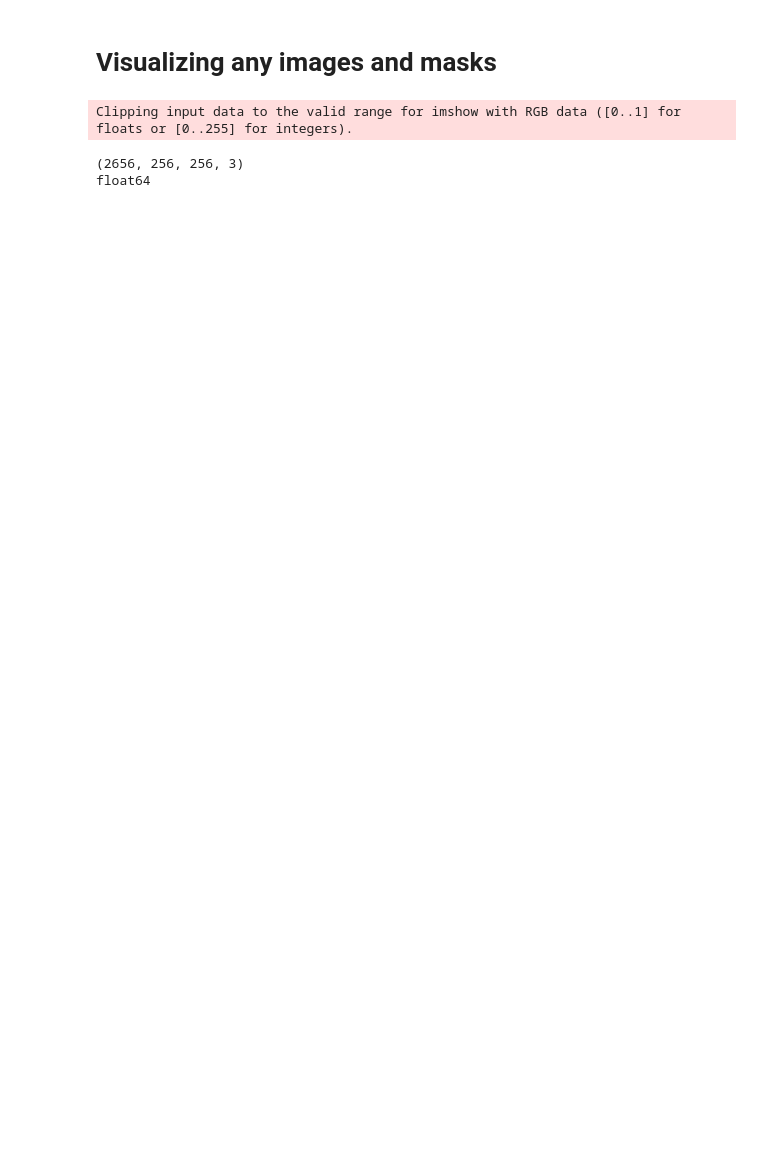
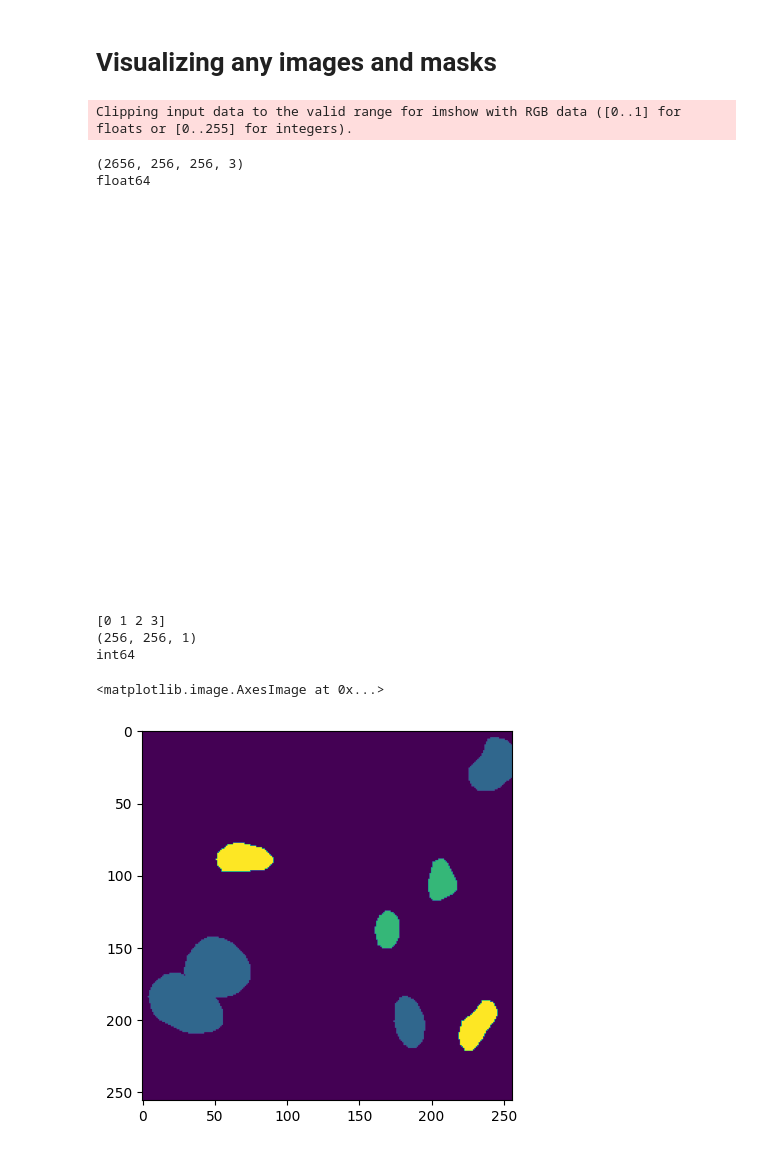
Before and after one commit to sohumgautam17/Cell_Att_UVixLSTM, a Jupyter notebook: prim_notebook.ipynb, the cells around one changed output. Drawn from its saved outputs; the diff is of its cells as text; code cells hidden in the pictures; blank space fills up the shorter version.

```diff
--- a/prim_notebook.ipynb
+++ b/prim_notebook.ipynb
@@ -179,0 +167,15 @@ file = os.listdir('Data/Da')
+# %%
+mask_file_path = "./Data/Data/masks_npy/mask_0.npy"
+image_file_path = "./Data/Data/images_npy/image_0.npy"
+
+mask_data = np.load(mask_file_path)
+print(np.unique(mask_data))
+print(mask_data.shape)
+print(mask_data.dtype)
+plt.imshow(mask_data)
+# %% [output]
+[0 1 2 3]
+(256, 256, 1)
+int64
+<matplotlib.image.AxesImage at 0x...>
+[figure, added]
```
Also changed, not shown: parts of 5 cells of this notebook, 13 other files.
